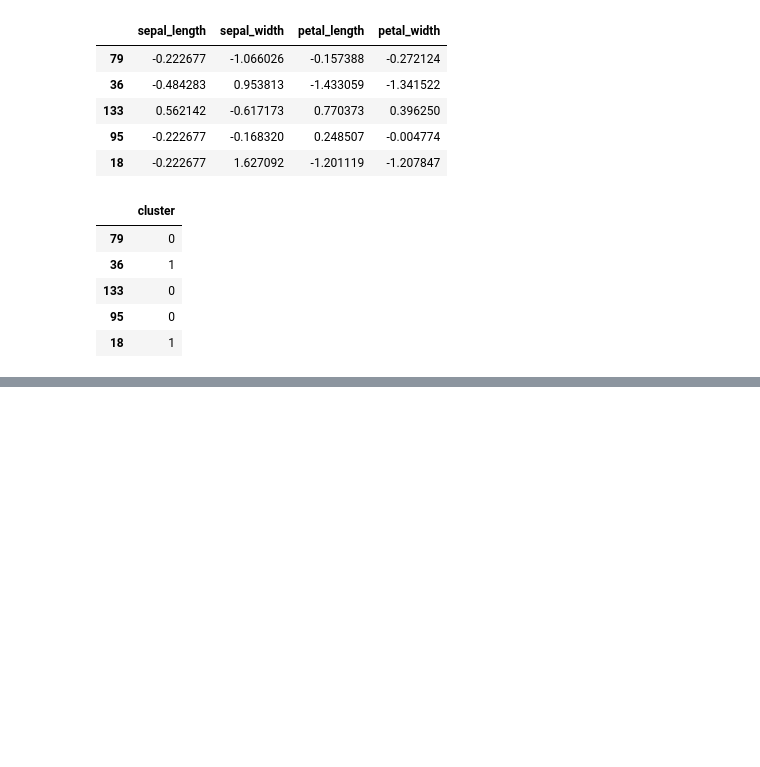
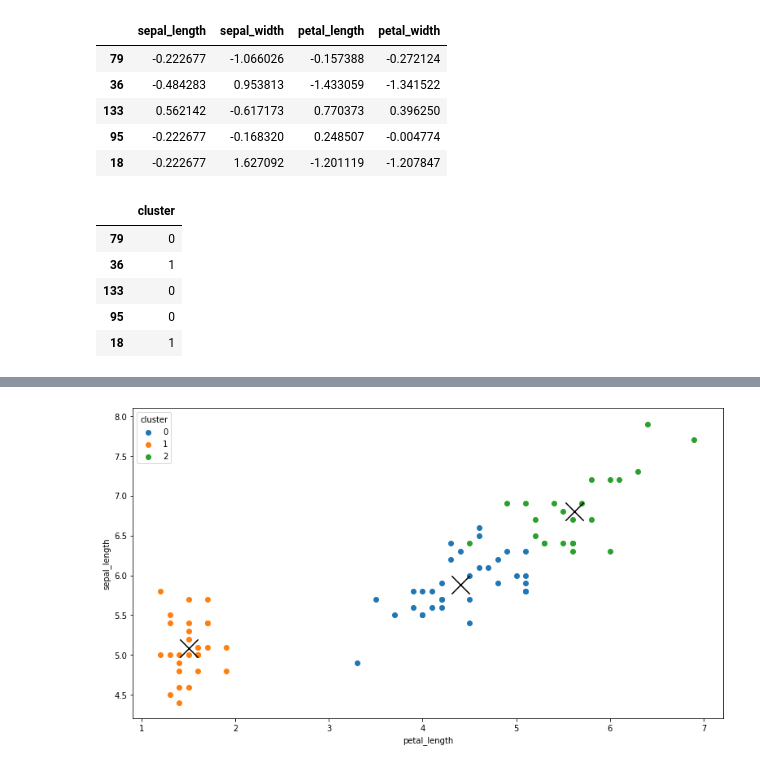
Before and after one commit to Yongliang-Shi/clustering-exercises, a Jupyter notebook: modeling.ipynb, the cells around one changed output, grey strips where cells are left out. Drawn from its saved outputs; the diff is of its cells as text; code cells hidden in the pictures; blank space fills up the shorter version.

```diff
--- a/modeling.ipynb
+++ b/modeling.ipynb
@@ -192,8 +142,8 @@ cluster.head()
 # %%
 # Concat the cluster to the train dataset
 
-train = pd.concat([train, cluster], axis=1)
-train.head()
+train_4 = pd.concat([train, cluster], axis=1)
+train_4.head()
 # %% [output]
 |  | sepal_length | sepal_width | petal_length | petal_width | species | species_setosa | species_versicolor | ... |
 | 79 | 5.7 | 2.6 | 3.5 | 1.0 | versicolor | 0 | 1 | ... |
@@ -219,0 +154,8 @@ train.head()
+# %%
+# Test function 'viz_kmeans_clustering'
+
+model.viz_kmeans_clustering(train_4, 'petal_length', 'sepal_length')
+
+# Pass the test
+# %% [output]
+[figure, added]
```
Also changed, not shown: parts of 19 cells of this notebook.
